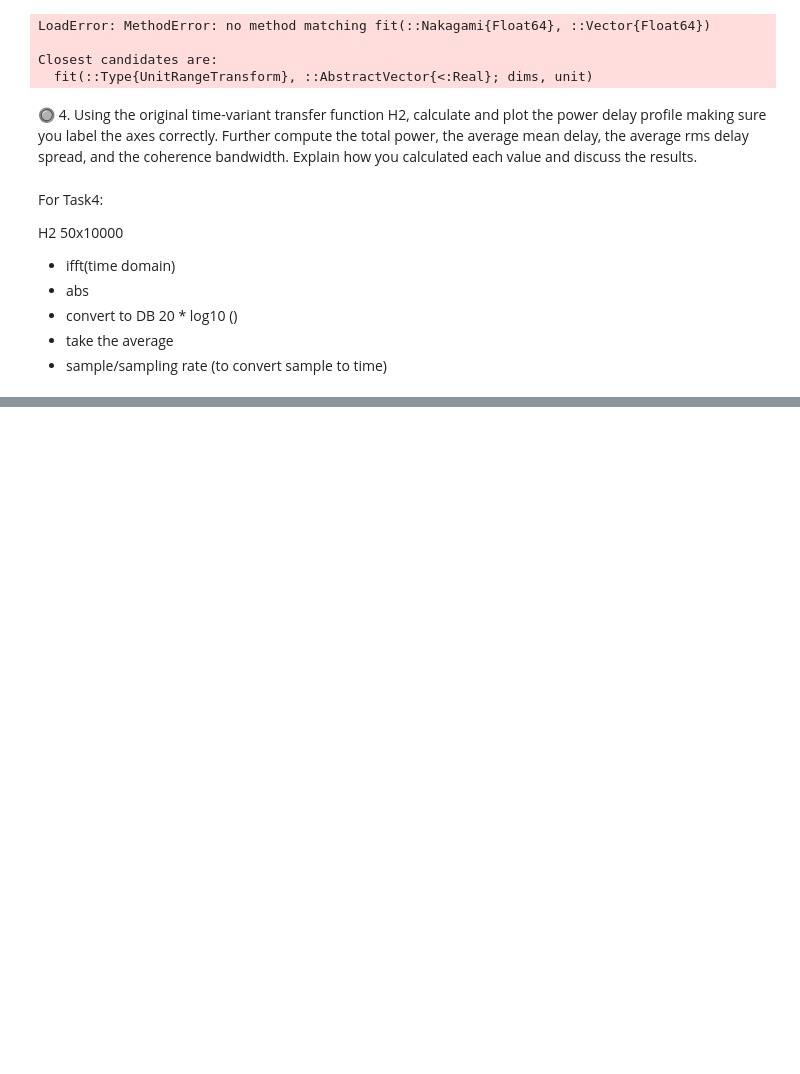
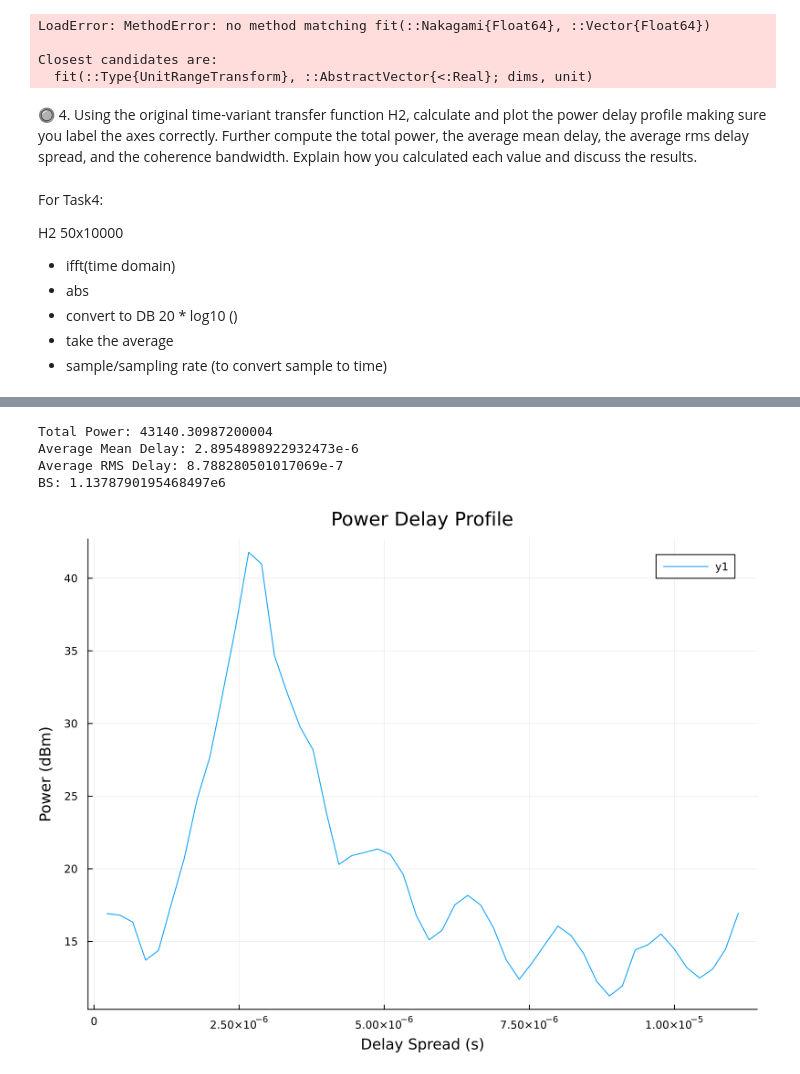
Before and after one commit to setrar/RADIO, a Jupyter notebook: Assignements/2/REPORT.ipynb, the cells around one changed output, grey strips where cells are left out. Cells and saved outputs as stored; diff of their text form; code cells hidden in the pictures; blank space fills up the shorter version.

```diff
--- a/Assignements/2/REPORT.ipynb
+++ b/Assignements/2/REPORT.ipynb
@@ -13,4 +13,4 @@ Brice Setra Robert
 include("./data/measurements.jl");
 # %%
 # Vectorize the Matlab's data to Julia's format
-H₂, 𝑷ᵣₓ = vec(H2), vec(rx_power_dBm);
+H₂, 𝑷ᵣₓ = H2, vec(rx_power_dBm); @show typeof(H₂), size(H₂);
@@ -319,0 +261,44 @@ Coherence Bandwidth: 0.6790601332843333
+# %%
+# Calculate the Power Delay Profile (PDP)
+P_τ = mean(abs.(ifft(H₂, 1)).^2, dims=2)
+
+# Define the time vector
+τ = 222e-9:222e-9:222e-9*50
+
+# Calculate PDP in dBm
+P_τ_dBm = 10 .* log10.(P_τ)
+
+# Plot the PDP
+p = plot(τ, P_τ_dBm
+    , xlabel="Delay Spread (s)", ylabel="Power (dBm)", title="Power Delay Profile"
+    , size = (800,600)
+)
+
+# Convert PDP from dBm to linear scale
+P_τ_linear = 10 .^ (P_τ_dBm ./ 10)
+
+# Calculate total power
+total_power = sum(P_τ_linear)
+
+# Calculate average mean delay
+Avg_mean_delay = sum(τ .* P_τ_linear) / total_power
+
+# Calculate average RMS delay
+Avg_Rms_delay = sqrt((sum((τ .^ 2) .* P_τ_linear) / total_power) - Avg_mean_delay ^ 2)
+
+# Calculate the BS
+BS = 1 / Avg_Rms_delay
+
+# Print results
+println("Total Power: ", total_power)
+println("Average Mean Delay: ", Avg_mean_delay)
+println("Average RMS Delay: ", Avg_Rms_delay)
+println("BS: ", BS)
+
+display(p)
+# %% [output]
+Total Power: 43140.30987200004
+Average Mean Delay: 2.8954898922932473e-6
+Average RMS Delay: 8.788280501017069e-7
+BS: 1.1378790195468497e6
+[figure, added]
```
Also changed, not shown: parts of 6 cells of this notebook.
